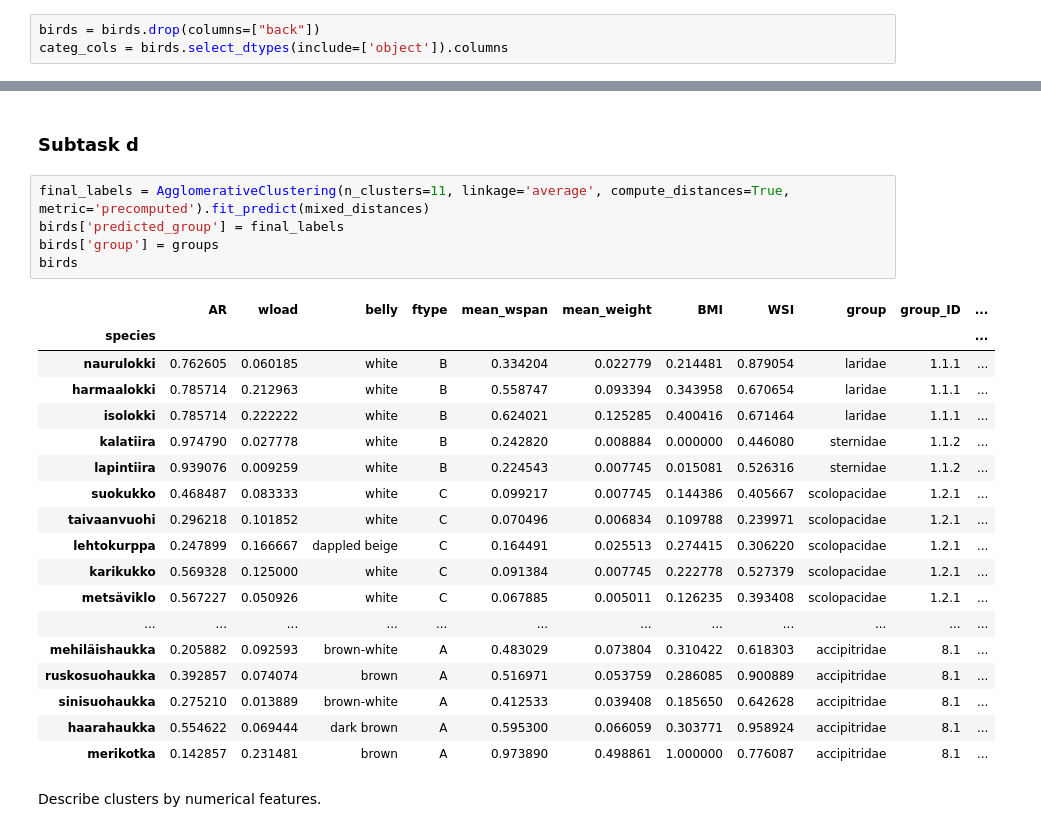
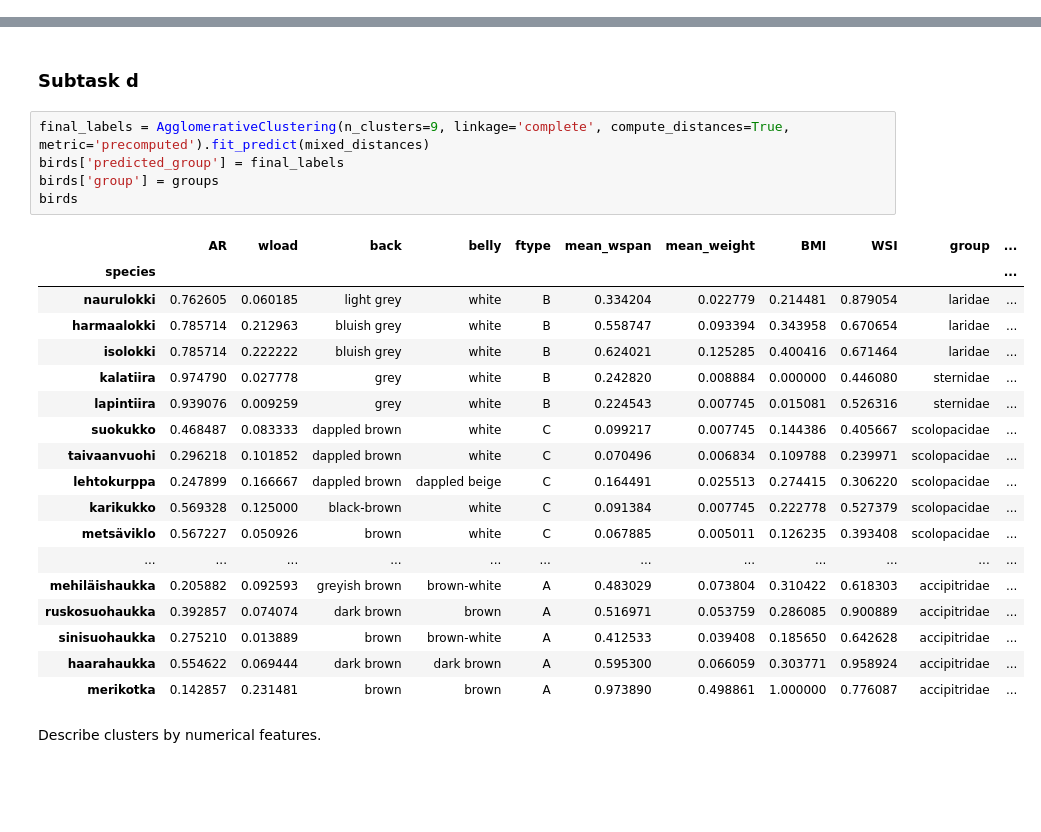
Before and after one commit to kbenedek/DataScience, a Jupyter notebook: HW2/hw_2_1.ipynb, the cells around one changed output, grey strips where cells are left out. Cells and saved outputs as stored; diff of their text form; blank space fills up the shorter version.

```diff
--- a/HW2/hw_2_1.ipynb
+++ b/HW2/hw_2_1.ipynb
@@ -273,9 +273,6 @@ plt.title('Mutual information matrix of categorical features of birds')
 plt.show()
 # %% [output]
 [figure]
-# %%
-birds = birds.drop(columns=["back"])
-categ_cols = birds.select_dtypes(include=['object']).columns
 # %% [markdown]
 ### Subtask c
 # %%
@@ -442,29 +439,29 @@ Adjusted Rand Index: 0.15491761508408358
 # %% [markdown]
 ### Subtask d
 # %%
-final_labels = AgglomerativeClustering(n_clusters=11, linkage='average', compute_distances=True, metric='precomputed').fit_predict(mixed_distances)
+final_labels = AgglomerativeClustering(n_clusters=9, linkage='complete', compute_distances=True, metric='precomputed').fit_predict(mixed_distances)
 birds['predicted_group'] = final_labels
 birds['group'] = groups
 birds
 # %% [output]
-|  | AR | wload | belly | ftype | mean_wspan | mean_weight | BMI | WSI | group | group_ID | ... |
+|  | AR | wload | back | belly | ftype | mean_wspan | mean_weight | BMI | WSI | group | ... |
 | species |  |  |  |  |  |  |  |  |  |  | ... |
-| naurulokki | 0.762605 | 0.060185 | white | B | 0.334204 | 0.022779 | 0.214481 | 0.879054 | laridae | 1.1.1 | ... |
-| harmaalokki | 0.785714 | 0.212963 | white | B | 0.558747 | 0.093394 | 0.343958 | 0.670654 | laridae | 1.1.1 | ... |
-| isolokki | 0.785714 | 0.222222 | white | B | 0.624021 | 0.125285 | 0.400416 | 0.671464 | laridae | 1.1.1 | ... |
-| kalatiira | 0.974790 | 0.027778 | white | B | 0.242820 | 0.008884 | 0.000000 | 0.446080 | sternidae | 1.1.2 | ... |
-| lapintiira | 0.939076 | 0.009259 | white | B | 0.224543 | 0.007745 | 0.015081 | 0.526316 | sternidae | 1.1.2 | ... |
-| suokukko | 0.468487 | 0.083333 | white | C | 0.099217 | 0.007745 | 0.144386 | 0.405667 | scolopacidae | 1.2.1 | ... |
-| taivaanvuohi | 0.296218 | 0.101852 | white | C | 0.070496 | 0.006834 | 0.109788 | 0.239971 | scolopacidae | 1.2.1 | ... |
-| lehtokurppa | 0.247899 | 0.166667 | dappled beige | C | 0.164491 | 0.025513 | 0.274415 | 0.306220 | scolopacidae | 1.2.1 | ... |
-| karikukko | 0.569328 | 0.125000 | white | C | 0.091384 | 0.007745 | 0.222778 | 0.527379 | scolopacidae | 1.2.1 | ... |
-| metsäviklo | 0.567227 | 0.050926 | white | C | 0.067885 | 0.005011 | 0.126235 | 0.393408 | scolopacidae | 1.2.1 | ... |
+| naurulokki | 0.762605 | 0.060185 | light grey | white | B | 0.334204 | 0.022779 | 0.214481 | 0.879054 | laridae | ... |
+| harmaalokki | 0.785714 | 0.212963 | bluish grey | white | B | 0.558747 | 0.093394 | 0.343958 | 0.670654 | laridae | ... |
+| isolokki | 0.785714 | 0.222222 | bluish grey | white | B | 0.624021 | 0.125285 | 0.400416 | 0.671464 | laridae | ... |
+| kalatiira | 0.974790 | 0.027778 | grey | white | B | 0.242820 | 0.008884 | 0.000000 | 0.446080 | sternidae | ... |
+| lapintiira | 0.939076 | 0.009259 | grey | white | B | 0.224543 | 0.007745 | 0.015081 | 0.526316 | sternidae | ... |
+| suokukko | 0.468487 | 0.083333 | dappled brown | white | C | 0.099217 | 0.007745 | 0.144386 | 0.405667 | scolopacidae | ... |
+| taivaanvuohi | 0.296218 | 0.101852 | dappled brown | white | C | 0.070496 | 0.006834 | 0.109788 | 0.239971 | scolopacidae | ... |
+| lehtokurppa | 0.247899 | 0.166667 | dappled brown | dappled beige | C | 0.164491 | 0.025513 | 0.274415 | 0.306220 | scolopacidae | ... |
+| karikukko | 0.569328 | 0.125000 | black-brown | white | C | 0.091384 | 0.007745 | 0.222778 | 0.527379 | scolopacidae | ... |
+| metsäviklo | 0.567227 | 0.050926 | brown | white | C | 0.067885 | 0.005011 | 0.126235 | 0.393408 | scolopacidae | ... |
 | ... | ... | ... | ... | ... | ... | ... | ... | ... | ... | ... | ... |
-| mehiläishaukka | 0.205882 | 0.092593 | brown-white | A | 0.483029 | 0.073804 | 0.310422 | 0.618303 | accipitridae | 8.1 | ... |
-| ruskosuohaukka | 0.392857 | 0.074074 | brown | A | 0.516971 | 0.053759 | 0.286085 | 0.900889 | accipitridae | 8.1 | ... |
-| sinisuohaukka | 0.275210 | 0.013889 | brown-white | A | 0.412533 | 0.039408 | 0.185650 | 0.642628 | accipitridae | 8.1 | ... |
-| haarahaukka | 0.554622 | 0.069444 | dark brown | A | 0.595300 | 0.066059 | 0.303771 | 0.958924 | accipitridae | 8.1 | ... |
-| merikotka | 0.142857 | 0.231481 | brown | A | 0.973890 | 0.498861 | 1.000000 | 0.776087 | accipitridae | 8.1 | ... |
+| mehiläishaukka | 0.205882 | 0.092593 | greyish brown | brown-white | A | 0.483029 | 0.073804 | 0.310422 | 0.618303 | accipitridae | ... |
+| ruskosuohaukka | 0.392857 | 0.074074 | dark brown | brown | A | 0.516971 | 0.053759 | 0.286085 | 0.900889 | accipitridae | ... |
+| sinisuohaukka | 0.275210 | 0.013889 | brown | brown-white | A | 0.412533 | 0.039408 | 0.185650 | 0.642628 | accipitridae | ... |
+| haarahaukka | 0.554622 | 0.069444 | dark brown | dark brown | A | 0.595300 | 0.066059 | 0.303771 | 0.958924 | accipitridae | ... |
+| merikotka | 0.142857 | 0.231481 | brown | brown | A | 0.973890 | 0.498861 | 1.000000 | 0.776087 | accipitridae | ... |
 # %% [markdown]
 Describe clusters by numerical features.
 # %%
```
Also changed, not shown: parts of 6 cells of this notebook.
